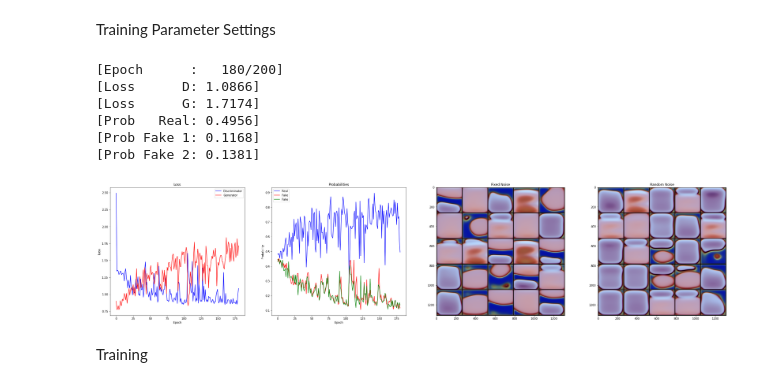
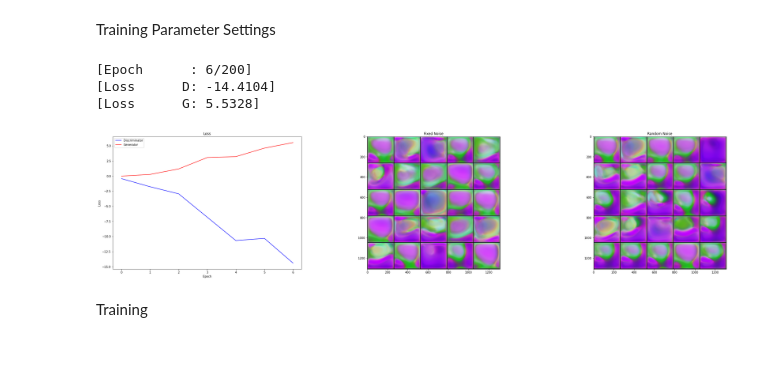
Before and after one commit to fusedbloxxer/deeplearning-gan-monet-painter, a Jupyter notebook: src/main.ipynb, the cells around one changed output. Drawn from its saved outputs; the diff is of its cells as text; code cells hidden in the pictures; blank space fills up the shorter version.

```diff
--- a/src/main.ipynb
+++ b/src/main.ipynb
@@ -169,7 +169,7 @@ from torch import nn
 device = torch.device('cuda' if torch.cuda.is_available() else 'cpu')
 
 # Noise tensor dimension
-noise_dim = 128
+noise_dim = 100
 
 # Define GAN networks
 g = Generator(
@@ -231,19 +213,17 @@ num_epochs = 200
 epoch_size = 20
 
 # The number of steps the Discriminator trains per-cycle
-d_steps = 1
+gp_weight = 10
+d_steps = 5
 
 # Create optimizers for each network
-optim_D = Adam(gan.D.parameters(), lr=2e-4, betas=(0.5, 0.999))
-optim_G = Adam(gan.G.parameters(), lr=2e-4, betas=(0.5, 0.999))
+optim_D = Adam(gan.D.parameters(), lr=1e-4, betas=(0.0, 0.9))
+optim_G = Adam(gan.G.parameters(), lr=1e-4, betas=(0.0, 0.9))
 optims = [optim_D, optim_G]
 
 # Clear the gradients of the networks
 optim_D.zero_grad()
 optim_G.zero_grad()
-
-# Define loss function
-loss_fn = torch.nn.BCELoss()
 # %%
 # Training VAR 2
 fixed_noise = torch.randn((25, noise_dim), device=device)
@@ -253,11 +233,10 @@ it = iter(data_loader)
 N, _, _, _ = next(it).size()
 
 # Create fake and true labels with optional noise
-real_labels = torch.full((N, ), 0.8, device=device)
+real_labels = torch.full((N, ), 0.9, device=device)
 fake_labels = torch.full((N, ), 0.1, device=device)
 
 # GAN Statistics
-h_prob_real, h_prob_fake, h_fake_prob = [], [], []
 h_loss_g, h_loss_d = [], []
 
 # Training loop
@@ -270,88 +249,70 @@ for epoch in range(num_epochs):
             optim_D.zero_grad()
 
             # Train the discriminator on real images
-            prob_real = gan.D(real_images)
-            loss_real = loss_fn(prob_real, real_labels)
+            real_logits = gan.D(real_images)
+            real_loss = real_logits.mean()
 
             # Train the discriminator on fake images
             fake_images = gan.G.generate(torch.Size((N,)))
-            prob_fake = gan.D(fake_images.detach())
-            loss_fake = loss_fn(prob_fake, fake_labels)
+            fake_logits = gan.D(fake_images.detach())
+            fake_loss = fake_logits.mean()
 
             # Compute the total loss and update
-            loss_d = loss_real + loss_fake
+            cost_d = fake_loss - real_loss
+            gp = gan.gradient_penalty(real_images, fake_images)
+            loss_d = cost_d + gp * gp_weight
             loss_d.backward()
             optim_D.step()
 
         # Train the generator
         optim_G.zero_grad()
         fake_images = gan.G.generate(torch.Size((N,)))
-        fake_prob = gan.D(fake_images)
+        fake_logits = gan.D(fake_images)
 
         # Compute the loss and update
-        loss_g = loss_fn(fake_prob, real_labels)
+        loss_g = -fake_logits.mean()
         loss_g.backward()
         optim_G.step()
 
     # Retain the current stats
     # The losses are averaged over the number of batches
     h_loss_d.append(loss_d.cpu().item())
     h_loss_g.append(loss_g.cpu().item())
-
-    # The probabilities are averaged over the number of batches
-    h_prob_real.append(prob_real.cpu().mean().item())
-    h_prob_fake.append(prob_fake.cpu().mean().item())
-    h_fake_prob.append(fake_prob.cpu().mean().item())
 
     # Print the losses
     gan.eval()
     with torch.no_grad():
         # Refresh the output
         display.clear_output(wait=True)
 
         # Print the last stats of the epoch
         print(f'[Epoch      : {epoch}/{num_epochs}]')
         print(f'[Loss      D: {loss_d.item():.4f}]')
         print(f'[Loss      G: {loss_g.item():.4f}]')
-        print(f'[Prob   Real: {prob_real.mean().item():.4f}]')
-        print(f'[Prob Fake 1: {prob_fake.mean().item():.4f}]')
-        print(f'[Prob Fake 2: {fake_prob.mean().item():.4f}]')
 
         # Display the evolution graphs
-        fig, axis = plt.subplots(1, 4, figsize=(40, 8.5))
+        fig, axis = plt.subplots(1, 3, figsize=(40, 8.5))
 
         # Plot the losses for both the discriminator and the generator
         axis[0].plot(h_loss_d, label='Discriminator', color='blue')
         axis[0].plot(h_loss_g, label='Generator', color='red')
         axis[0].set_title('Loss')
         axis[0].set_ylabel('Loss')
         axis[0].set_xlabel('Epoch')
         axis[0].legend()
 
-        # Plot the probabilities of the discriminator
-        axis[1].plot(h_prob_real, label='Real', color='blue')
-        axis[1].plot(h_prob_fake, label='Fake', color='red')
-        axis[1].plot(h_fake_prob, label='Fake', color='green')
-        axis[1].set_title('Probabilities')
-        axis[1].set_ylabel('Probability')
-        axis[1].set_xlabel('Epoch')
-        axis[1].legend()
-
         # Display the generator output
-        axis[2].imshow(get_grid_fakes(gan, fixed_noise, normalize=True).detach().cpu())
-        axis[2].set_title('Fixed Noise')
-        axis[3].imshow(get_grid_fakes(gan, n_samples=torch.Size((25,)), normalize=True).detach().cpu())
-        axis[3].set_title('Random Noise')
+        axis[1].imshow(get_grid_fakes(gan, fixed_noise, normalize=True).detach().cpu())
+        axis[1].set_title('Fixed Noise')
+        axis[2].imshow(get_grid_fakes(gan, n_samples=torch.Size((25,)), normalize=True).detach().cpu())
+        axis[2].set_title('Random Noise')
         plt.show()
     gan.train()
 # %% [output]
-[Epoch      :   180/200]
-[Loss      D: 1.0866]
-[Loss      G: 1.7174]
-[Prob   Real: 0.4956]
-[Prob Fake 1: 0.1168]
-[Prob Fake 2: 0.1381]
+[Epoch      : 6/200]
+[Loss      D: -14.4104]
+[Loss      G: 5.5328]
-[figure, old version]
+[figure, new version]
 # %% [markdown]
 Training
 # %%
```
Also changed, not shown: parts of 3 cells of this notebook, 1 other file.
